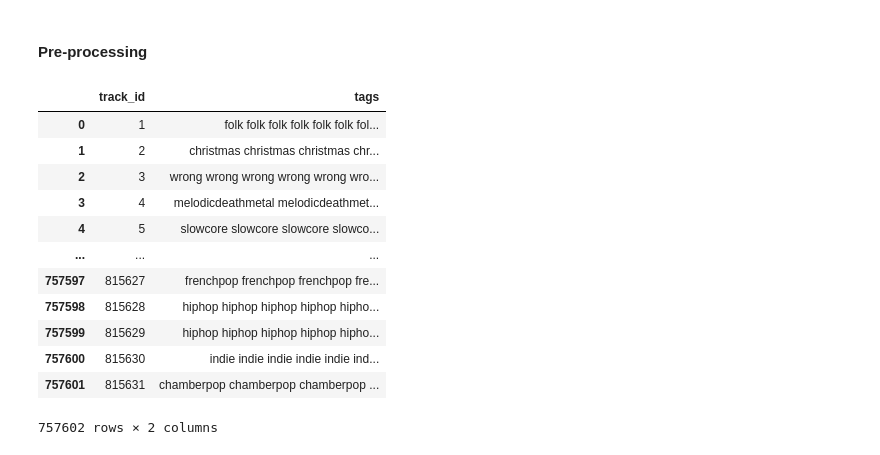
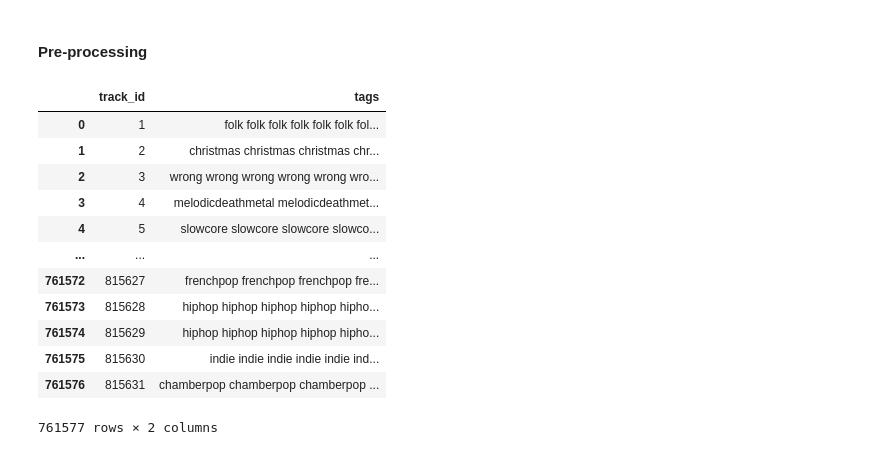
Before and after one commit to Acervans/lastfm_RS, a Jupyter notebook: lastfm_RS/backend/research/generate_recsys_data.ipynb, the cells around one changed output. Saved outputs shown, nothing was run; the diff lists cells and outputs as text; code cells hidden in the pictures.

```diff
--- a/lastfm_RS/backend/research/generate_recsys_data.ipynb
+++ b/lastfm_RS/backend/research/generate_recsys_data.ipynb
@@ -446,37 +446,37 @@ def tags_repeated_by_rank(track_tags, repetition_by_rank: list = REPETITION_BY_R
     track_tags = track_tags.copy()
     track_tags['tag'] = track_tags['tag'].apply(lambda x: x.replace(' ', '').replace('-', ''))
 
     # Remove tags with just one track
-    track_tags = track_tags[track_tags.groupby('tag').tag.transform('count') > 1]
+    # track_tags = track_tags[track_tags.groupby('tag').tag.transform('count') > 1]
 
     # Repeat based on rank
     track_tags = track_tags.loc[track_tags.index.repeat(track_tags['rank'].apply(lambda x: repetition_by_rank[x-1]))]
 
     # Group by track id and aggregate into lists
     grouped_tags = track_tags.groupby(track_tags['track_id'])['tag'].apply(list).reset_index(name='tags')
 
     # Create soup of words for each track
     grouped_tags['tags'] = grouped_tags['tags'].apply(lambda x: ' '.join(x))
 
     # Set track_id as index
     grouped_tags = grouped_tags.reset_index(drop=True)
 
     return grouped_tags
 
 grouped_tags = tags_repeated_by_rank(raw_track_tags)
 
 grouped_tags
 # %% [output]
 |  | track_id | tags |
 | 0 | 1 | folk folk folk folk folk folk fol... |
 | 1 | 2 | christmas christmas christmas chr... |
 | 2 | 3 | wrong wrong wrong wrong wrong wro... |
 | 3 | 4 | melodicdeathmetal melodicdeathmet... |
 | 4 | 5 | slowcore slowcore slowcore slowco... |
 | ... | ... | ... |
-| 757597 | 815627 | frenchpop frenchpop frenchpop fre... |
-| 757598 | 815628 | hiphop hiphop hiphop hiphop hipho... |
-| 757599 | 815629 | hiphop hiphop hiphop hiphop hipho... |
-| 757600 | 815630 | indie indie indie indie indie ind... |
-| 757601 | 815631 | chamberpop chamberpop chamberpop ... |
+| 761572 | 815627 | frenchpop frenchpop frenchpop fre... |
+| 761573 | 815628 | hiphop hiphop hiphop hiphop hipho... |
+| 761574 | 815629 | hiphop hiphop hiphop hiphop hipho... |
+| 761575 | 815630 | indie indie indie indie indie ind... |
+| 761576 | 815631 | chamberpop chamberpop chamberpop ... |
-757602 rows × 2 columns
+761577 rows × 2 columns
```
Also changed, not shown: parts of 2 cells of this notebook, 5 other files.
